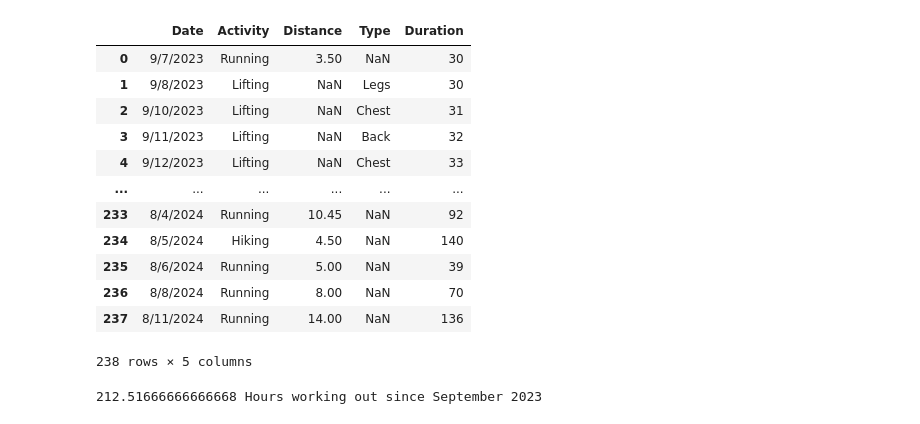
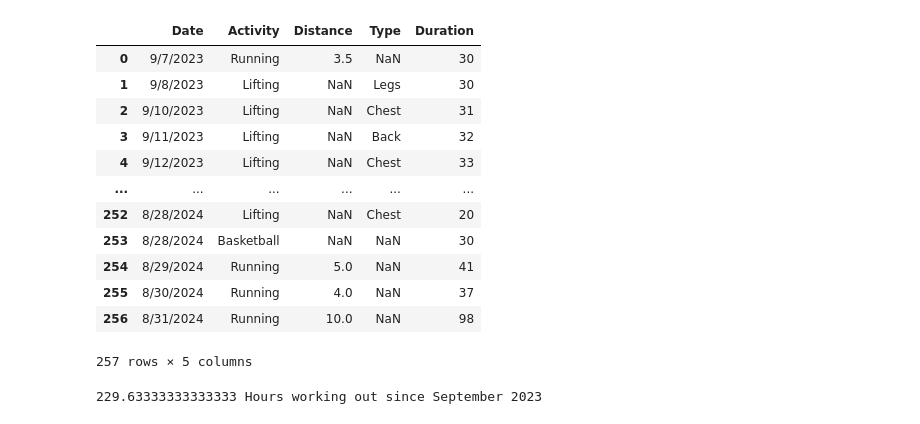
Before and after one commit to 98yangjames/WorkoutRepo, a Jupyter notebook: main.ipynb, the cells around one changed output. Saved outputs shown, nothing was run; the diff lists cells and outputs as text; code cells hidden in the pictures.

```diff
--- a/main.ipynb
+++ b/main.ipynb
@@ -2,22 +2,22 @@
 import pandas as pd
 import plotly.express as px
 # %%
-df = pd.read_csv("James' Workouts - Workouts.csv")
+df = pd.read_csv("James_Workouts - Workouts.csv")
 df
 # %% [output]
 |  | Date | Activity | Distance | Type | Duration |
-| 0 | 9/7/2023 | Running | 3.50 | NaN | 30 |
+| 0 | 9/7/2023 | Running | 3.5 | NaN | 30 |
 | 1 | 9/8/2023 | Lifting | NaN | Legs | 30 |
 | 2 | 9/10/2023 | Lifting | NaN | Chest | 31 |
 | 3 | 9/11/2023 | Lifting | NaN | Back | 32 |
 | 4 | 9/12/2023 | Lifting | NaN | Chest | 33 |
 | ... | ... | ... | ... | ... | ... |
-| 233 | 8/4/2024 | Running | 10.45 | NaN | 92 |
-| 234 | 8/5/2024 | Hiking | 4.50 | NaN | 140 |
-| 235 | 8/6/2024 | Running | 5.00 | NaN | 39 |
-| 236 | 8/8/2024 | Running | 8.00 | NaN | 70 |
-| 237 | 8/11/2024 | Running | 14.00 | NaN | 136 |
+| 252 | 8/28/2024 | Lifting | NaN | Chest | 20 |
+| 253 | 8/28/2024 | Basketball | NaN | NaN | 30 |
+| 254 | 8/29/2024 | Running | 5.0 | NaN | 41 |
+| 255 | 8/30/2024 | Running | 4.0 | NaN | 37 |
+| 256 | 8/31/2024 | Running | 10.0 | NaN | 98 |
-238 rows × 5 columns
+257 rows × 5 columns
 # %%
 df['Duration'] = df['Duration'].astype(int)
 df['Date'] = pd.to_datetime(df['Date'])
@@ -31,7 +31,7 @@ px.bar(df, x = 'Activity', y = 'Date', color = 'Duration', barmode='stack', titl
 # %%
 print(str(df.Duration.sum() / 60)+ " Hours working out since September 2023")
 # %% [output]
-212.51666666666668 Hours working out since September 2023
+229.63333333333333 Hours working out since September 2023
 # %%
 print(str(df[df['Activity'] == 'Running']['Duration'].sum() / 60)+ " Hours Running since September 2023")
 # %% [output]
```
Also changed, not shown: parts of 4 cells of this notebook, 2 other files.
